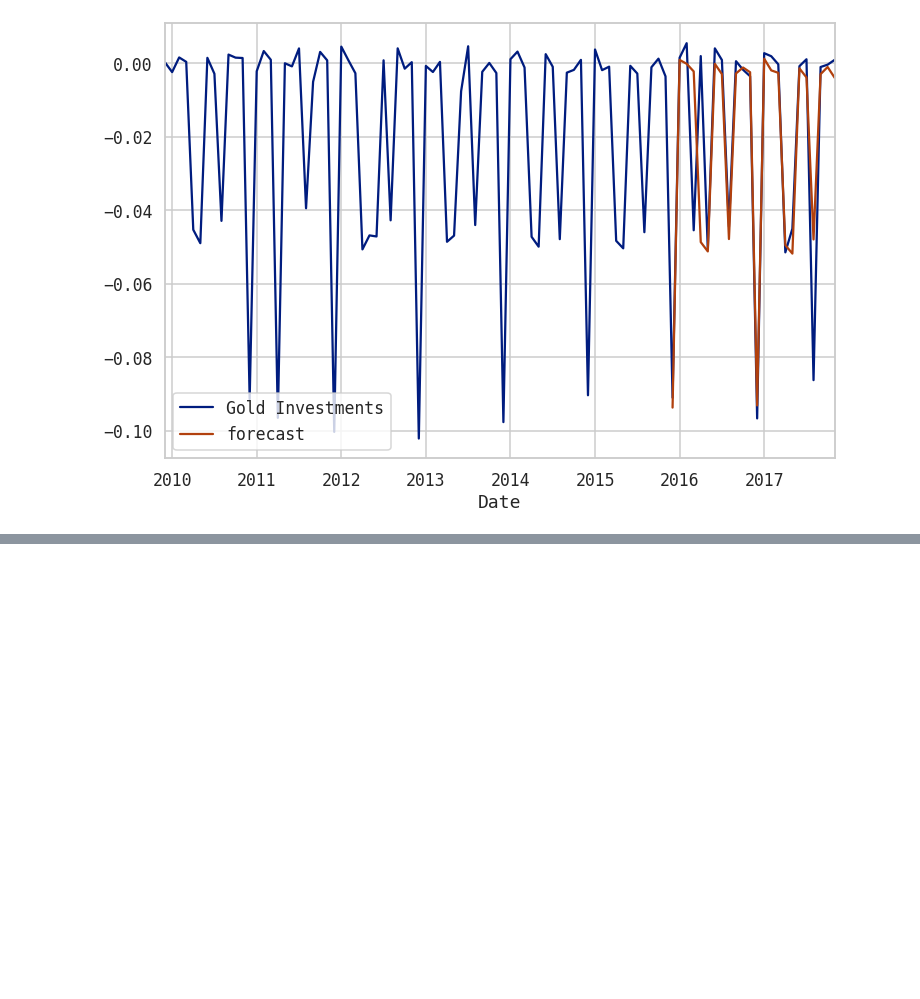
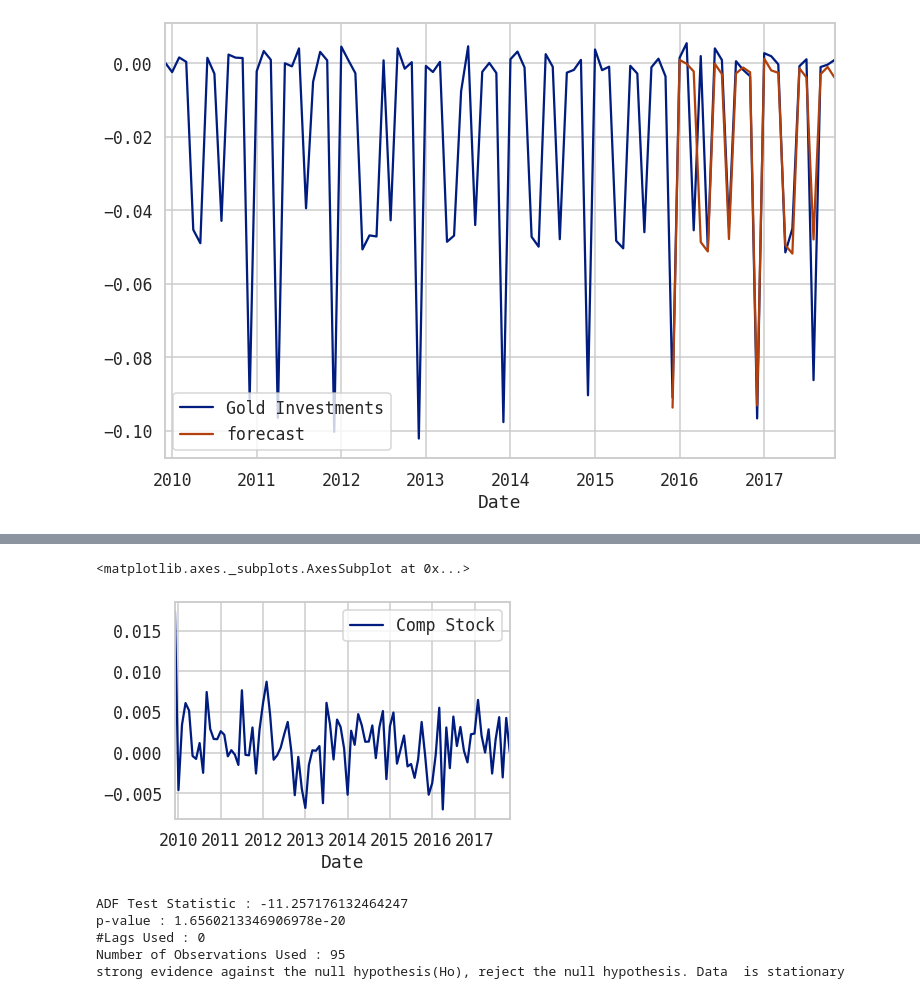
Before and after one commit to divyeshwakhariya/fliprobo, a Jupyter notebook: Company Stock Price/COMPANY_STOCK_PRICE.ipynb, the cells around one changed output, grey strips where cells are left out. Cells and saved outputs as stored; diff of their text form; code cells hidden in the pictures; blank space fills up the shorter version.

```diff
--- a/Company Stock Price/COMPANY_STOCK_PRICE.ipynb
+++ b/Company Stock Price/COMPANY_STOCK_PRICE.ipynb
@@ -309,5 +290,0 @@ df_stock.reset_index(inplace=True)
-# %%
-sns.set(context='talk',style='whitegrid',palette='dark',font='monospace',font_scale=1)
-plt.figure(figsize=(15,5),dpi=120)
-sns.lineplot(x='Date',y='Oil Investments',data=df_stock,dashes=True,markers='2',estimator=None,ci=55,err_style='band')
-plt.show()
@@ -343,5 +290,0 @@ strong evidence against the null hypothesis(Ho), reject the null hypothesis. Dat
-# %%
-plt.figure(figsize=(15,5),dpi=120)
-sns.set(context='talk',style='whitegrid',palette='dark',font='monospace',font_scale=1)
-autocorrelation_plot(df_stock['Oil Investments'])
-plt.show()
@@ -350,11 +290,0 @@ plt.show()
-# %%
-
-fig=plt.figure(figsize=(20,10),dpi=120)
-sns.set(context='talk',style='whitegrid',palette='dark',font='monospace',font_scale=1)
-ax1 = fig.add_subplot(211)
-fig = sm.graphics.tsa.plot_acf(df_stock['Oil Investments'],lags=20,ax=ax1)   #to determine AR value
-ax2 = fig.add_subplot(212)
-
-fig = sm.graphics.tsa.plot_pacf(df_stock['Oil Investments'],lags=20,ax=ax2) # to determine MA value
-plt.tight_layout
-plt.show()
@@ -362,0 +291,2 @@ plt.show()
+# %%
+data=data.resample('M').mean()
@@ -362,0 +315,13 @@ plt.show()
+# %%
+data.plot()
+# %% [output]
+<matplotlib.axes._subplots.AxesSubplot at 0x...>
+[figure, added]
+# %%
+adfuller_test(data['Comp Stock'])
+# %% [output]
+ADF Test Statistic : -11.257176132464247
+p-value : 1.6560213346906978e-20
+#Lags Used : 0
+Number of Observations Used : 95
+strong evidence against the null hypothesis(Ho), reject the null hypothesis. Data  is stationary
```
Also changed, not shown: parts of 31 cells of this notebook.
